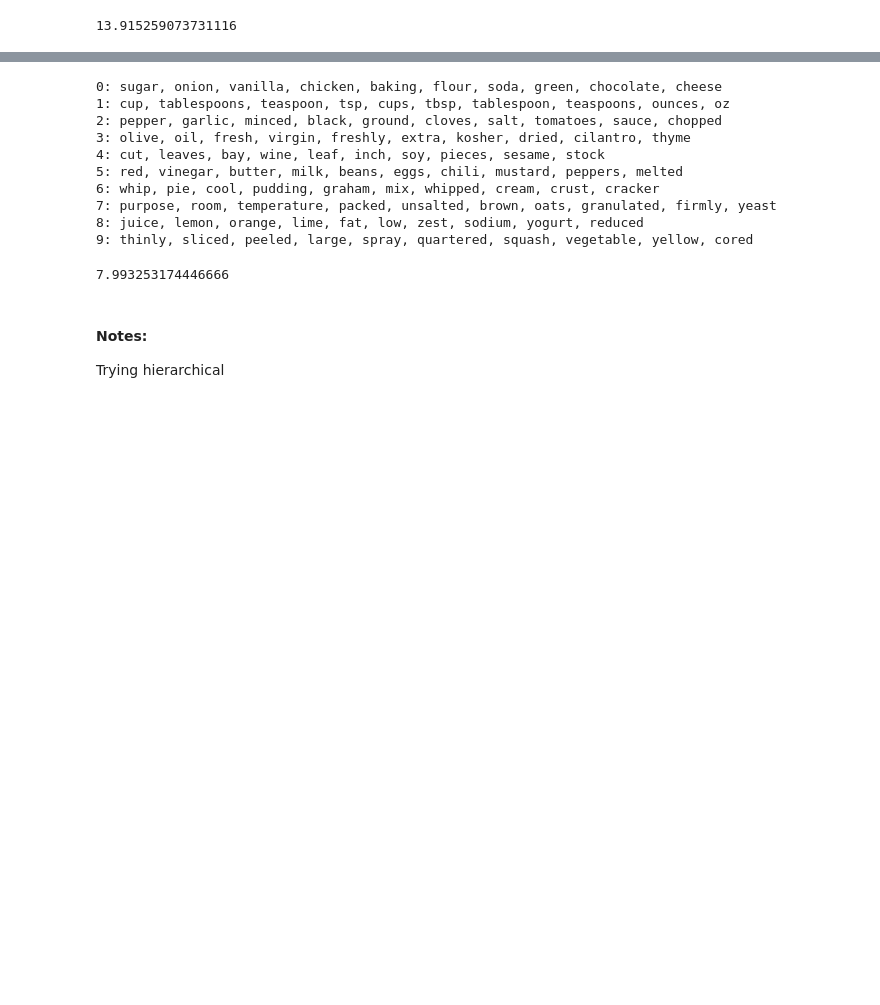
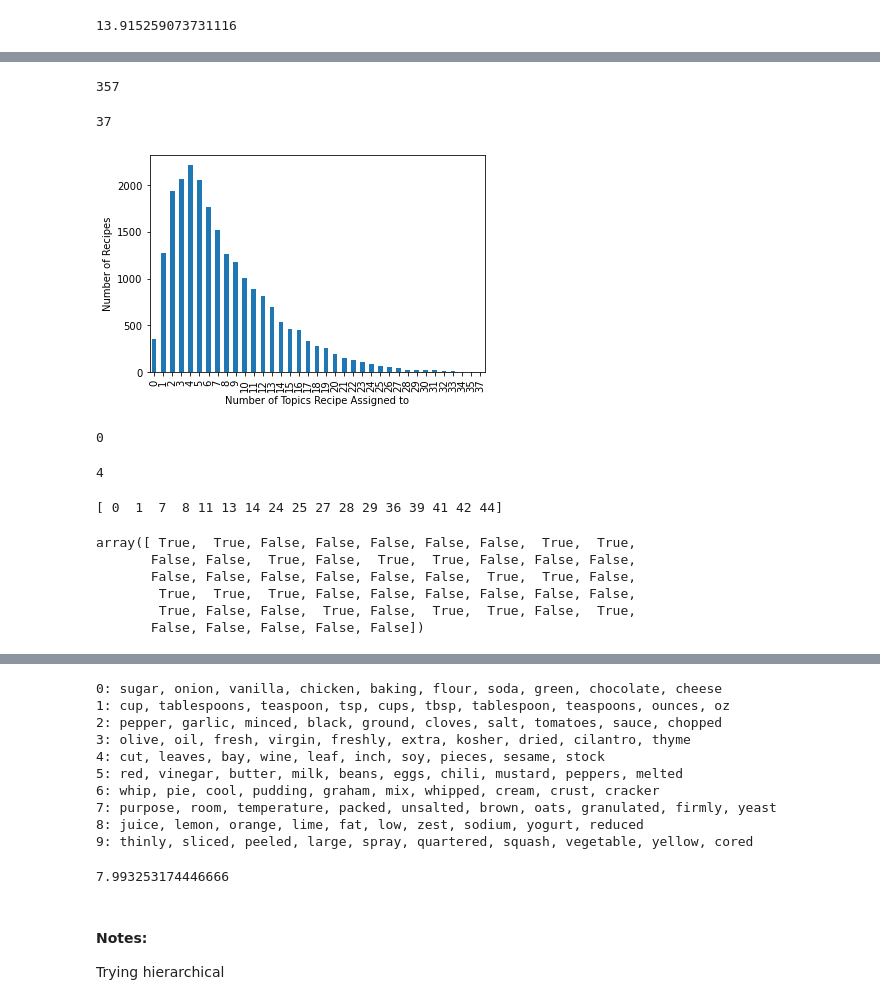
Before and after one commit to MonikaSinghGit/Recipe_Recommendation, a Jupyter notebook: Reno_NLP_Recipes_CorEx-Directions.ipynb, the cells around one changed output, grey strips where cells are left out. Drawn from its saved outputs; the diff is of its cells as text; code cells hidden in the pictures; blank space fills up the shorter version.

```diff
--- a/Reno_NLP_Recipes_CorEx-Directions.ipynb
+++ b/Reno_NLP_Recipes_CorEx-Directions.ipynb
@@ -99,0 +118,63 @@ plt.ylabel('Total Correlation (nats)', fontsize=16);
+# %%
+# creating document to topic mapping
+
+df_corex = pd.DataFrame(columns=['doc_id','topic_num'])
+
+for idx in range(0,len(topic_model.p_y_given_x)):
+
+    for i in np.where(topic_model.p_y_given_x[idx]==topic_model.p_y_given_x[idx].max()):
+
+        for l in range(0,len(np.where(topic_model.p_y_given_x[idx]==topic_model.p_y_given_x[idx].max())[0])):
+
+            new_row = {'doc_id':idx,'topic_num':i[l]}
+
+            df_corex=df_corex.append(new_row, ignore_index=True)
+# %%
+df_corex_research = pd.DataFrame(columns=['doc_id','num_topics'])
+
+for idx in range(0,len(topic_model.labels)):
+    new_row={'doc_id':idx,'num_topics':sum(topic_model.labels[idx])}
+    df_corex_research = df_corex_research.append(new_row, ignore_index=True)
+#     for i in np.where(topic_model.p_y_given_x[idx]==topic_model.p_y_given_x[idx].max()):
+# %%
+len(df[df_corex_research['num_topics']==0])
+# %% [output]
+357
+# %%
+max(df_corex_research['num_topics'])
+# %% [output]
+37
+# %%
+#Demonstrating the distribution of number of topics each document assigned to
+df_corex_research['num_topics'].value_counts().sort_index().plot(kind='bar')
+plt.xticks(rotation=90)
+plt.xlabel("Number of Topics Recipe Assigned to")
+plt.ylabel("Number of Recipes")
+plt.savefig('topics_per_recipe_corex.png')
+# %% [output]
+[figure, added]
+# %%
+for i in np.where(topic_model.p_y_given_x[22310]==topic_model.p_y_given_x[22310].max()):
+    for l in range(0,len(np.where(topic_model.p_y_given_x[22310]==topic_model.p_y_given_x[22310].max())))
+    print(i[0])
+# %% [output]
+0
+# %%
+len(np.where(topic_model.p_y_given_x[22310]==topic_model.p_y_given_x[22310].max())[0])
+# %% [output]
+4
+# %%
+for i in np.where(topic_model.labels[22310]==True):
+
+    print(i)
+# %% [output]
+[ 0  1  7  8 11 13 14 24 25 27 28 29 36 39 41 42 44]
+# %%
+topic_model.labels[22310]
+# %% [output]
+array([ True,  True, False, False, False, False, False,  True,  True,
+       False, False,  True, False,  True,  True, False, False, False,
+       False, False, False, False, False, False,  True,  True, False,
+        True,  True,  True, False, False, False, False, False, False,
+        True, False, False,  True, False,  True,  True, False,  True,
+       False, False, False, False, False])
```
Also changed, not shown: parts of 13 cells of this notebook.
